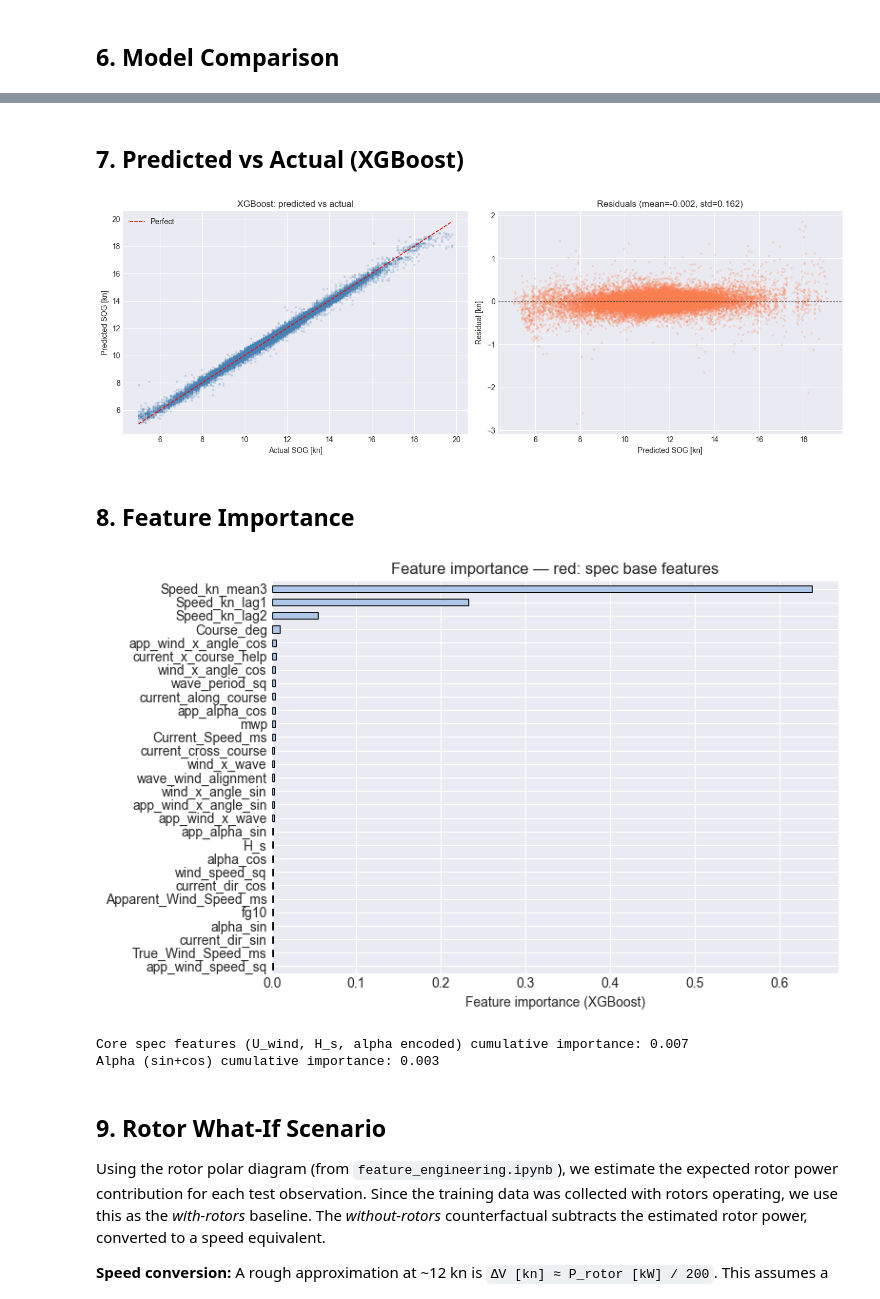
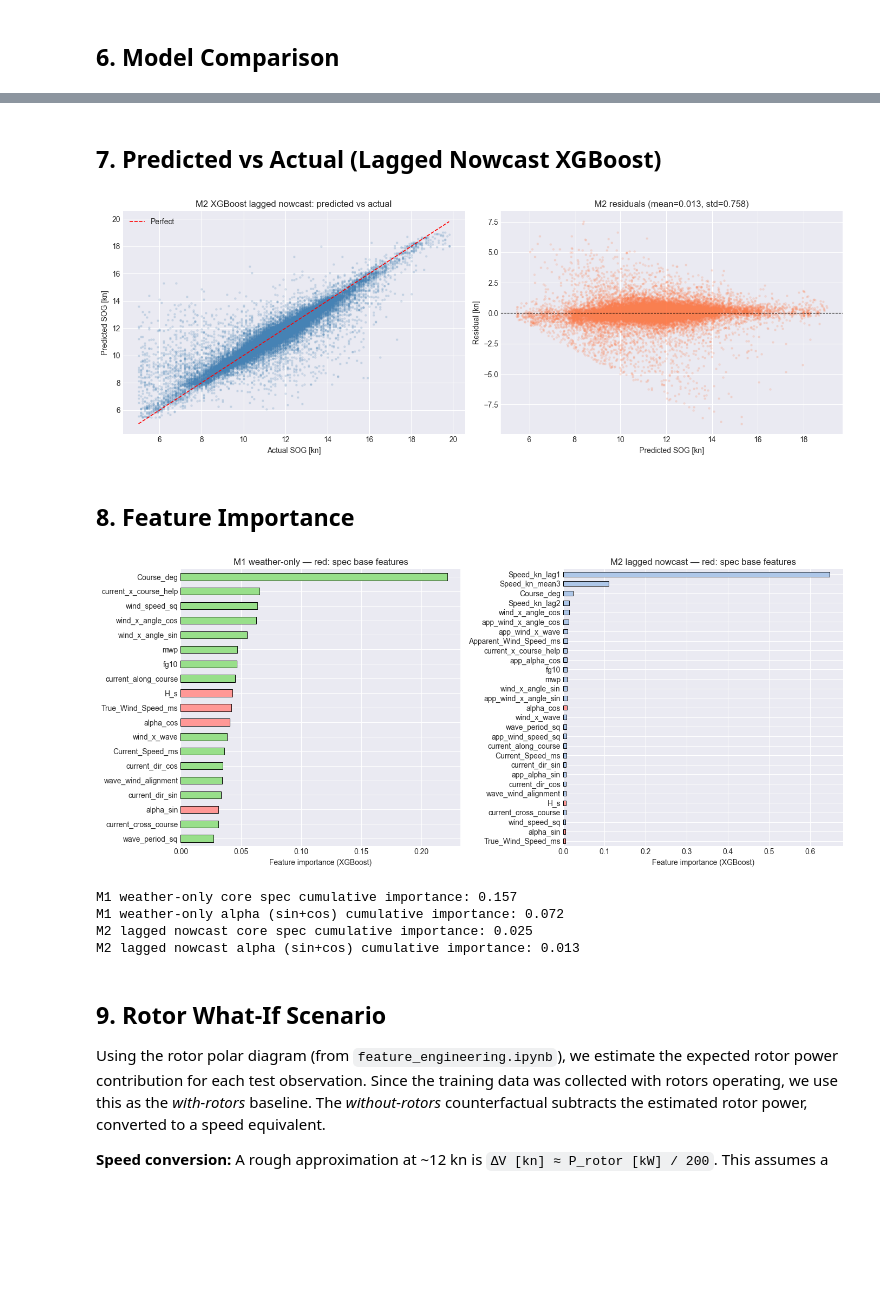
Before and after one commit to grioool/maritime-performance-analytics, a Jupyter notebook: ml/baseline_model.ipynb, the cells around one changed output, grey strips where cells are left out. Saved outputs shown, nothing was run; the diff lists cells and outputs as text; code cells hidden in the pictures; blank space fills up the shorter version.

Commit message:
fix issue in feature engineering, separate models

```diff
--- a/ml/baseline_model.ipynb
+++ b/ml/baseline_model.ipynb
@@ -288,5 +303,5 @@ plt.show()
 # %% [markdown]
-## 7. Predicted vs Actual (XGBoost)
+## 7. Predicted vs Actual (Lagged Nowcast XGBoost)
 # %%
 fig, axes = plt.subplots(1, 2, figsize=(14, 5))
 
@@ -296,7 +311,7 @@ lims = [min(y_test.min(), y_pred_xgb.min()), max(y_test.max(), y_pred_xgb.max())
 axes[0].plot(lims, lims, 'r--', linewidth=1.2, label='Perfect')
 axes[0].set_xlabel('Actual SOG [kn]')
 axes[0].set_ylabel('Predicted SOG [kn]')
-axes[0].set_title('XGBoost: predicted vs actual')
+axes[0].set_title('M2 XGBoost lagged nowcast: predicted vs actual')
 axes[0].legend()
 
 # residuals
@@ -305,41 +320,56 @@ axes[1].scatter(y_pred_xgb, residuals, alpha=0.15, s=5, color='coral')
 axes[1].axhline(0, color='black', linewidth=0.8, linestyle='--')
 axes[1].set_xlabel('Predicted SOG [kn]')
 axes[1].set_ylabel('Residual [kn]')
-axes[1].set_title(f'Residuals (mean={residuals.mean():.3f}, std={residuals.std():.3f})')
+axes[1].set_title(f'M2 residuals (mean={residuals.mean():.3f}, std={residuals.std():.3f})')
 
 plt.tight_layout()
 plt.savefig(RESULTS_PATH + 'predicted_vs_actual.png', dpi=150, bbox_inches='tight')
 plt.show()
 # %% [output]
-[figure, old version]
+[figure, new version]
 # %% [markdown]
 ## 8. Feature Importance
 # %%
-importances = pd.Series(model_xgb.feature_importances_, index=FEATURES_EXT).sort_values(ascending=True)
+importances = pd.Series(model_xgb.feature_importances_, index=FEATURES_NOWCAST).sort_values(ascending=True)
+weather_importances = pd.Series(model_weather.feature_importances_, index=FEATURES_WEATHER).sort_values(ascending=True)
 
 # Spec core features now use encoded alpha instead of raw alpha_deg
 core_spec_features = ['True_Wind_Speed_ms', 'H_s', 'alpha_sin', 'alpha_cos']
 
-fig, ax = plt.subplots(figsize=(8, 5))
-colors_imp = ['#ff9896' if f in core_spec_features else '#aec7e8' for f in importances.index]
-importances.plot.barh(ax=ax, color=colors_imp, edgecolor='black', linewidth=0.7)
-ax.set_xlabel('Feature importance (XGBoost)')
-ax.set_title('Feature importance — red: spec base features')
+fig, axes = plt.subplots(1, 2, figsize=(14, 6))
+
+colors_weather = ['#ff9896' if f in core_spec_features else '#98df8a' for f in weather_importances.index]
+weather_importances.plot.barh(ax=axes[0], color=colors_weather, edgecolor='black', linewidth=0.7)
+axes[0].set_xlabel('Feature importance (XGBoost)')
+axes[0].set_title('M1 weather-only — red: spec base features')
+
+colors_nowcast = ['#ff9896' if f in core_spec_features else '#aec7e8' for f in importances.index]
+importances.plot.barh(ax=axes[1], color=colors_nowcast, edgecolor='black', linewidth=0.7)
+axes[1].set_xlabel('Feature importance (XGBoost)')
+axes[1].set_title('M2 lagged nowcast — red: spec base features')
+
 plt.tight_layout()
 plt.savefig(RESULTS_PATH + 'feature_importance.png', dpi=150, bbox_inches='tight')
 plt.show()
 
 core_available = [f for f in core_spec_features if f in importances.index]
 core_importance = importances[core_available].sum()
 alpha_importance = importances[[f for f in ['alpha_sin', 'alpha_cos'] if f in importances.index]].sum()
 
-print("\nCore spec features (U_wind, H_s, alpha encoded) cumulative importance:",
-      f"{core_importance:.3f}")
-print("Alpha (sin+cos) cumulative importance:", f"{alpha_importance:.3f}")
+weather_core_available = [f for f in core_spec_features if f in weather_importances.index]
+weather_core_importance = weather_importances[weather_core_available].sum()
+weather_alpha_importance = weather_importances[[f for f in ['alpha_sin', 'alpha_cos'] if f in weather_importances.index]].sum()
+
+print("\nM1 weather-only core spec cumulative importance:", f"{weather_core_importance:.3f}")
+print("M1 weather-only alpha (sin+cos) cumulative importance:", f"{weather_alpha_importance:.3f}")
+print("M2 lagged nowcast core spec cumulative importance:", f"{core_importance:.3f}")
+print("M2 lagged nowcast alpha (sin+cos) cumulative importance:", f"{alpha_importance:.3f}")
 # %% [output]
-[figure, old version]
+[figure, new version]
-Core spec features (U_wind, H_s, alpha encoded) cumulative importance: 0.007
-Alpha (sin+cos) cumulative importance: 0.003
+M1 weather-only core spec cumulative importance: 0.157
+M1 weather-only alpha (sin+cos) cumulative importance: 0.072
+M2 lagged nowcast core spec cumulative importance: 0.025
+M2 lagged nowcast alpha (sin+cos) cumulative importance: 0.013
 # %% [markdown]
 ## 9. Rotor What-If Scenario
 
```
Also changed, not shown: parts of 11 cells of this notebook, 5 other files.
